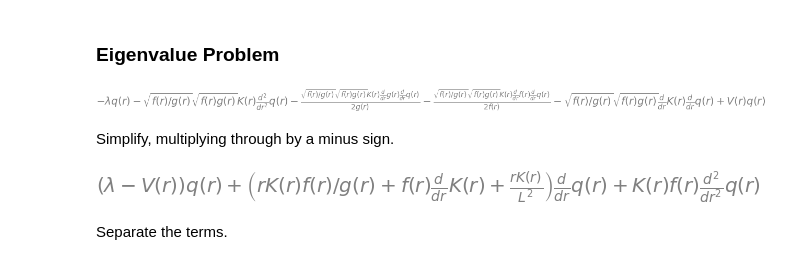
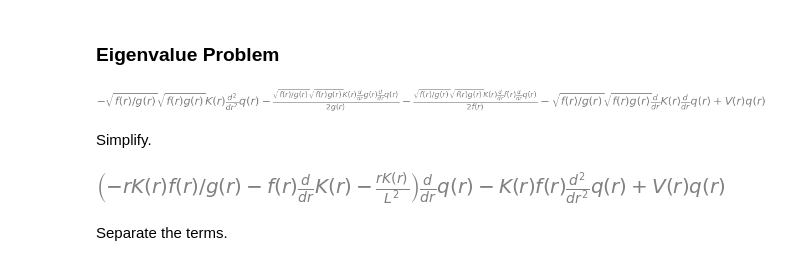
Before and after one commit to jchryssanthacopoulos/wormholes, a Jupyter notebook: negative_modes_analysis.ipynb, the cells around one changed output. Saved outputs shown, nothing was run; the diff lists cells and outputs as text; code cells hidden in the pictures.

Commit message:
Validate eigenvalues

```diff
--- a/negative_modes_analysis.ipynb
+++ b/negative_modes_analysis.ipynb
@@ -106,17 +106,17 @@ V_sol = (4 * K_sol / g) * ((2 * g) / (L ** 2 * f * r) * ((L ** 2 * (r - L ** 2 *
 # %% [markdown]
 ### Eigenvalue Problem
 # %%
-eigen = -sympy.sqrt(f / g) * sympy.diff(sympy.sqrt(f * g) * K * dq, r) + V * q - lam * q
+eigen = -sympy.sqrt(f / g) * sympy.diff(sympy.sqrt(f * g) * K * dq, r) + V * q
 eigen.expand()
 # %% [output]
-[figure, old version]
+[figure, new version]
 # %% [markdown]
-Simplify, multiplying through by a minus sign.
+Simplify.
 # %%
-eigen = lam * q + r * f * K * dq / g + f * K * ddq + f * dK * dq - V * q + r * K * dq / L ** 2
+eigen = -r * f * K * dq / g - f * K * ddq - f * dK * dq + V * q - r * K * dq / L ** 2
 eigen.collect([q, dq])
 # %% [output]
-[figure, old version]
+[figure, new version]
 # %% [markdown]
 Separate the terms.
 # %%
```
Also changed, not shown: parts of 19 cells of this notebook.
